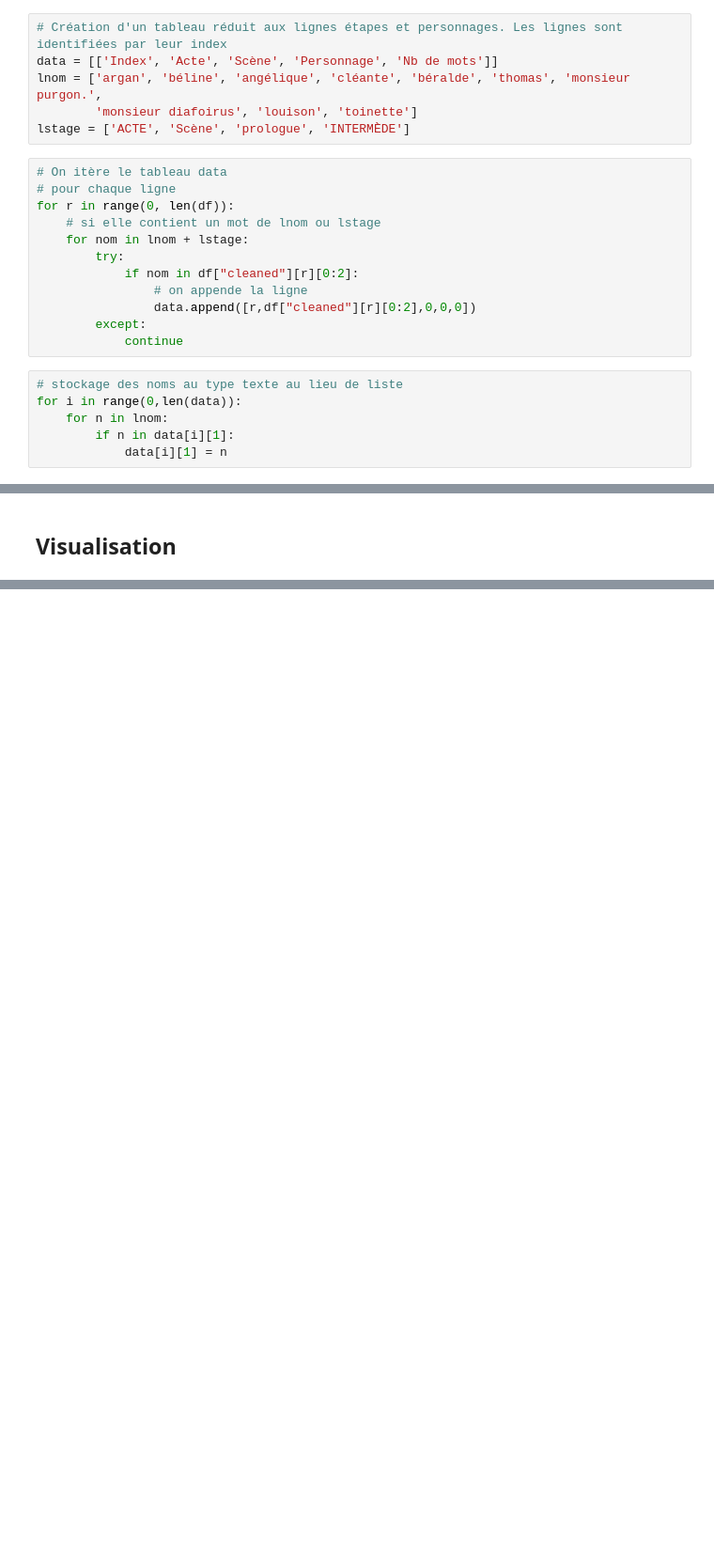
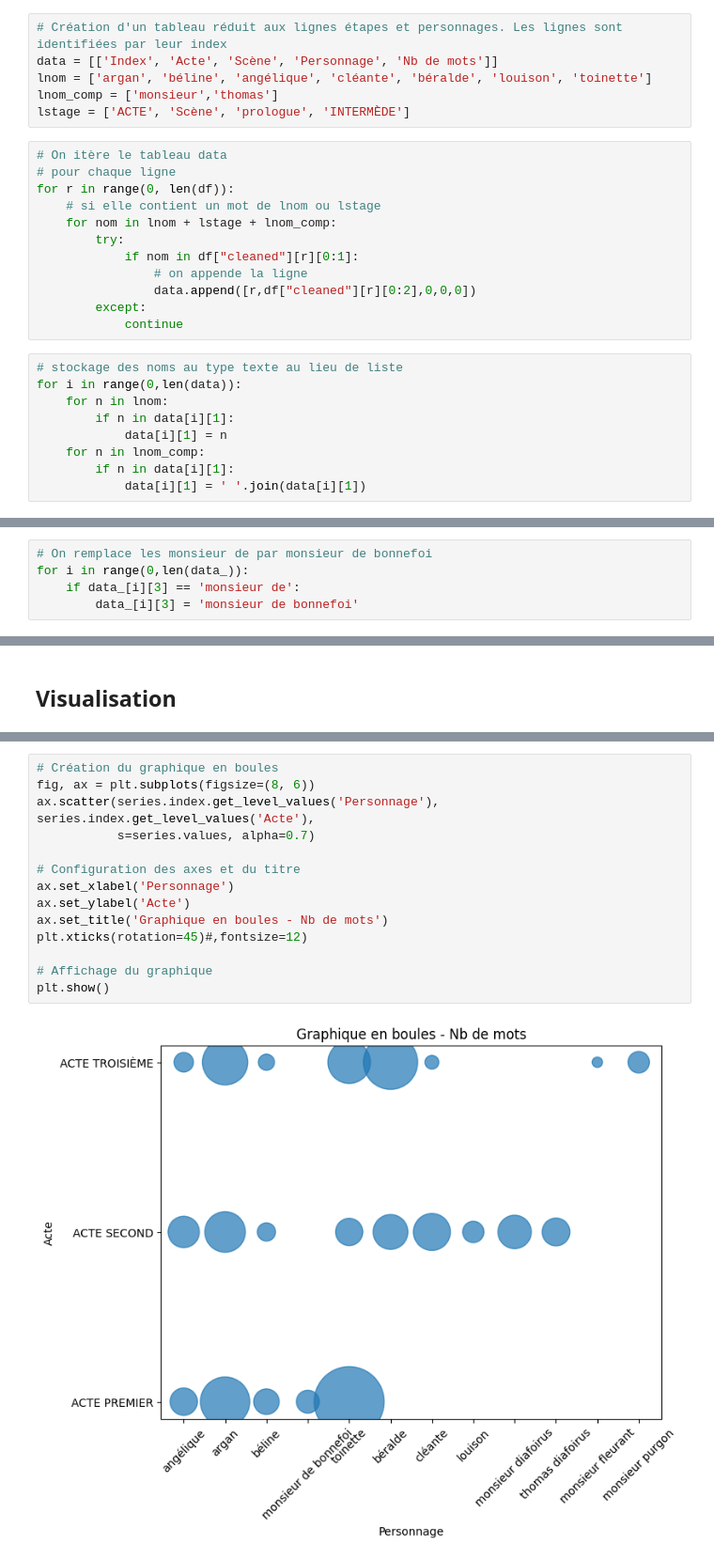
Before and after one commit to Antoine1608/TH-NL-P1-Decoupage_des_roles_d_une_piece_de_theatre, a Jupyter notebook: compte_mots.ipynb, the cells around one changed output, grey strips where cells are left out. Shown at 94% size. Drawn from its saved outputs; the diff is of its cells as text; blank space fills up the shorter version.

```diff
--- a/compte_mots.ipynb
+++ b/compte_mots.ipynb
@@ -65,17 +65,17 @@ df["cleaned"] = col
 # %%
 # Création d'un tableau réduit aux lignes étapes et personnages. Les lignes sont identifiées par leur index
 data = [['Index', 'Acte', 'Scène', 'Personnage', 'Nb de mots']]
-lnom = ['argan', 'béline', 'angélique', 'cléante', 'béralde', 'thomas', 'monsieur purgon.',
-        'monsieur diafoirus', 'louison', 'toinette']
+lnom = ['argan', 'béline', 'angélique', 'cléante', 'béralde', 'louison', 'toinette']
+lnom_comp = ['monsieur','thomas']
 lstage = ['ACTE', 'Scène', 'prologue', 'INTERMÈDE']
 # %%
 # On itère le tableau data
 # pour chaque ligne
 for r in range(0, len(df)):
     # si elle contient un mot de lnom ou lstage
-    for nom in lnom + lstage:
+    for nom in lnom + lstage + lnom_comp:
         try:
-            if nom in df["cleaned"][r][0:2]:
+            if nom in df["cleaned"][r][0:1]:
                 # on appende la ligne
                 data.append([r,df["cleaned"][r][0:2],0,0,0])
         except:
@@ -86,6 +86,9 @@ for i in range(0,len(data)):
     for n in lnom:
         if n in data[i][1]:
             data[i][1] = n
+    for n in lnom_comp:
+        if n in data[i][1]:
+            data[i][1] = ' '.join(data[i][1])
 # %%
 # petite vérification sur les actes et intermèdes
 ext = [sous_liste for sous_liste in data if any(isinstance(item, list) and ('INTERMÈDE' in item or 'ACTE' in item) for item in sous_liste if isinstance(item, (str, list)))]
@@ -110,6 +111,11 @@ for r in range(1, len(data_)):
 
         data_[r][3]=data_[r][1]
         data_[r][1]=0
+# %%
+# On remplace les monsieur de par monsieur de bonnefoi
+for i in range(0,len(data_)):
+    if data_[i][3] == 'monsieur de':
+        data_[i][3] = 'monsieur de bonnefoi'
 # %%
 # on fait la même chose pour ACTE
 for r in range(1, len(data_)):
@@ -202,0 +211,16 @@ plt.show()
+# %%
+# Création du graphique en boules
+fig, ax = plt.subplots(figsize=(8, 6))
+ax.scatter(series.index.get_level_values('Personnage'), series.index.get_level_values('Acte'),
+           s=series.values, alpha=0.7)
+
+# Configuration des axes et du titre
+ax.set_xlabel('Personnage')
+ax.set_ylabel('Acte')
+ax.set_title('Graphique en boules - Nb de mots')
+plt.xticks(rotation=45)#,fontsize=12)
+
+# Affichage du graphique
+plt.show()
+# %% [output]
+[figure, added]
```
Also changed, not shown: parts of 16 cells of this notebook, 1 other file.
